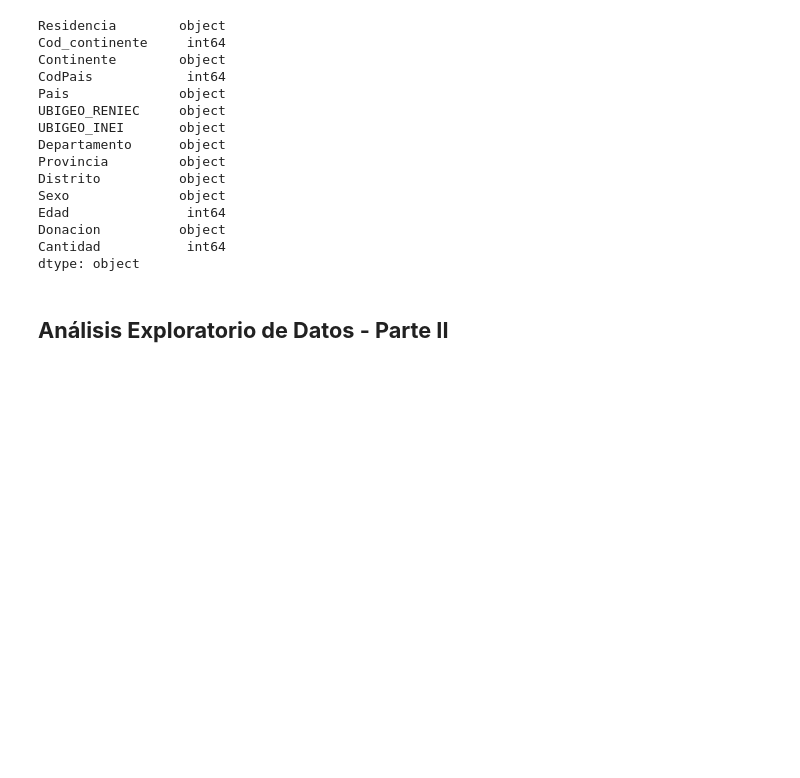
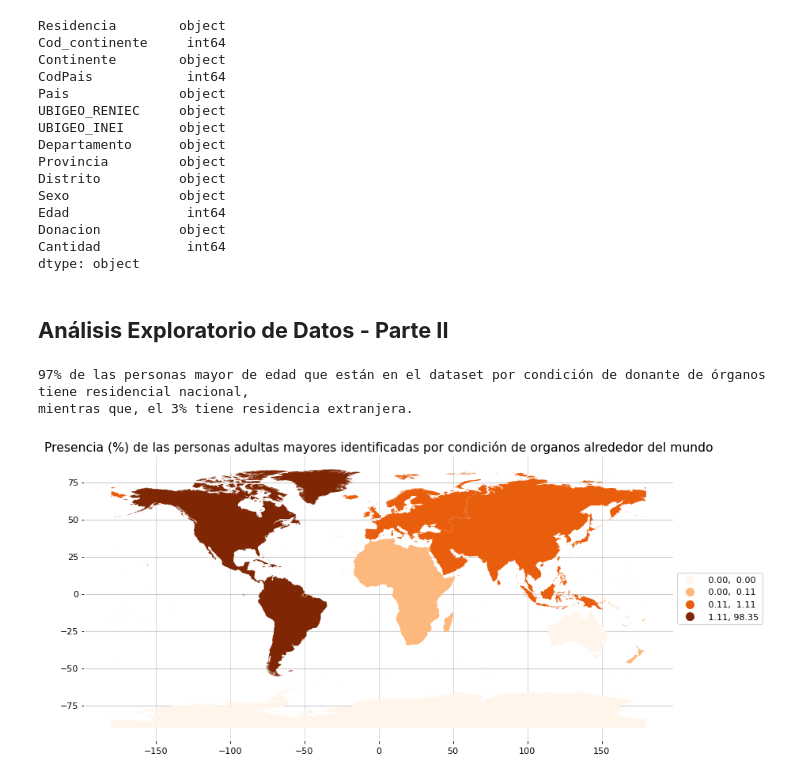
Before and after one commit to SebastianUrdaneguiBisalaya/Analisis-Donantes-RENIEC, a Jupyter notebook: analisis.ipynb, the cells around one changed output. Saved outputs shown, nothing was run; the diff lists cells and outputs as text; code cells hidden in the pictures; blank space fills up the shorter version.

```diff
--- a/analisis.ipynb
+++ b/analisis.ipynb
@@ -108,3 +164,42 @@ fig = px.pie(df1, values="% Personas Residencia" ,names=df1.index,
              title = u'Distribucion porcentual de las personas con residencia nacional y extranjera')
 fig.update_layout(title_font=dict(size=14), title_x=0.1)
 fig.show('svg')
+print('''97% de las personas mayor de edad que están en el dataset por condición de donante de órganos tiene residencial nacional,
+mientras que, el 3% tiene residencia extranjera.''')
+# %% [output]
+97% de las personas mayor de edad que están en el dataset por condición de donante de órganos tiene residencial nacional,
+mientras que, el 3% tiene residencia extranjera.
+# %%
+df2 = pd.DataFrame(data.Continente.value_counts().apply(lambda x : round(x / data.Continente.count()*100,2))).reset_index()
+df2 = df2.append({'index':'South America','Continente':98.35}, ignore_index=True)
+df2 = df2.rename(columns = {
+    'Continente':'%',
+    'index':'CONTINENT',
+})
+df2["CONTINENT"] = df2["CONTINENT"].replace({
+    'América':'North America',
+    'Europa':'Europe',
+    'Oceanía':'Oceania',
+    'África':'Africa',
+})
+df2_world = pd.merge(world, df2, on = 'CONTINENT', how = 'left').fillna(0)
+# %%
+fig, ax = plt.subplots(figsize = (12,8), dpi = 80)
+colors = cm.get_cmap('Oranges')
+df2_world.plot(ax = ax, column = '%',scheme='QUANTILES', k=4,
+    cmap=colors,legend=True,legend_kwds={'loc': 'center left', 'bbox_to_anchor':(1,0.5)})
+ax.grid(which='major',alpha=0.5)
+for i in ['bottom', 'left']:
+    ax.spines[i].set_color('white')
+    ax.spines[i].set_linewidth(1.5)
+right_side = ax.spines["right"]
+right_side.set_visible(False)
+top_side = ax.spines["top"]
+top_side.set_visible(False)
+ax.set_axisbelow(True)
+ax.grid(color='gray', linewidth=1, axis='y', alpha=0.4)
+plt.title('Presencia (%) de las personas adultas mayores identificadas por condición de organos alrededor del mundo',
+          size = 14)
+plt.show()
+# %% [output]
+[figure, added]
```
Also changed, not shown: parts of 6 cells of this notebook, 9 other files.
